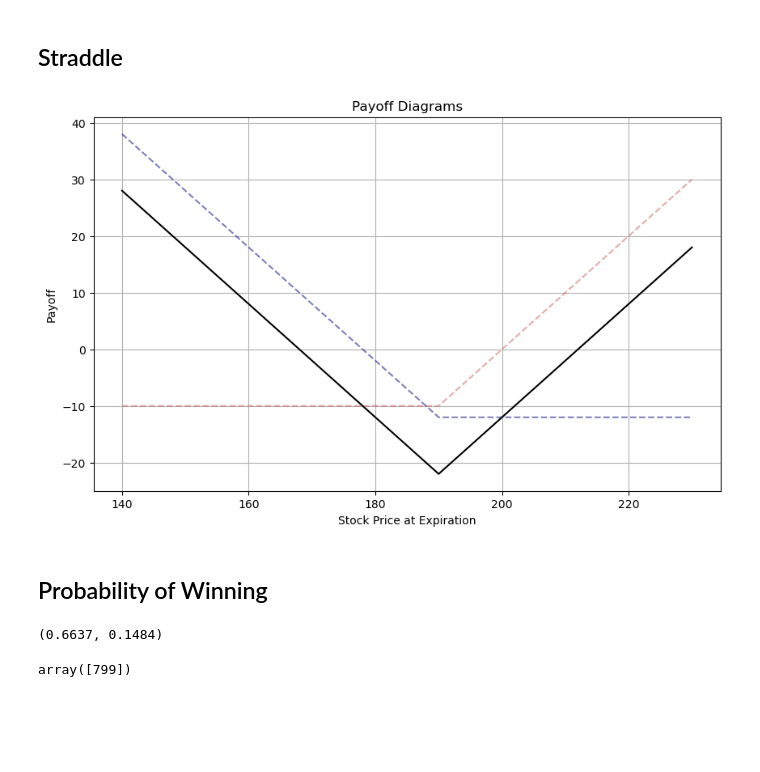
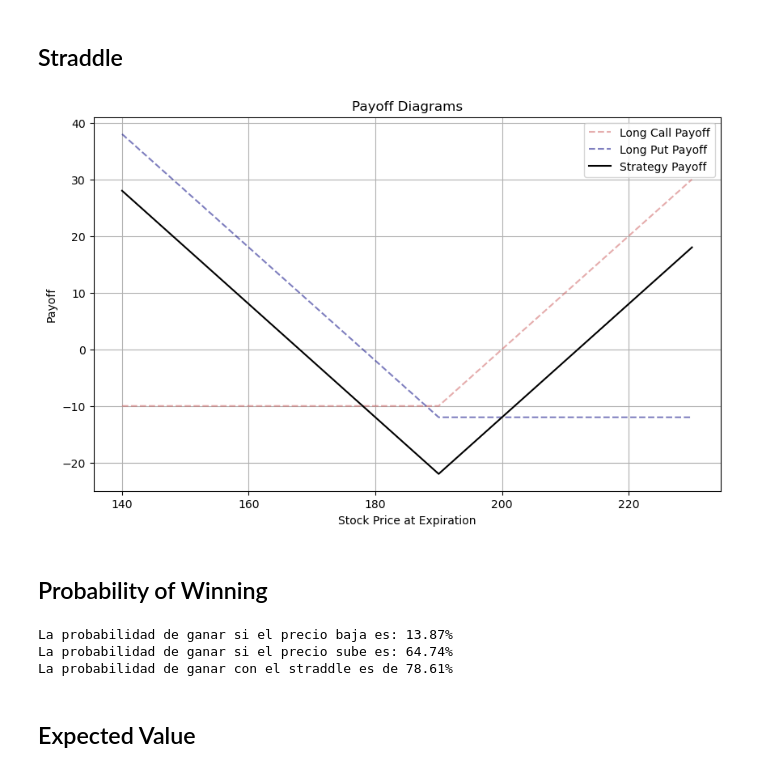
Before and after one commit to LuisMB09/sim_procesos_financieros, a Jupyter notebook: sim_precio.ipynb, the cells around one changed output. Saved outputs shown, nothing was run; the diff lists cells and outputs as text; code cells hidden in the pictures; blank space fills up the shorter version.

```diff
--- a/sim_precio.ipynb
+++ b/sim_precio.ipynb
@@ -38,8 +38,10 @@ def simulate_price(mu: int | float, sigma: int | float, last_price: int | float,
     cumulative_returns = (returns + 1).cumprod(axis=1)
     return last_price * cumulative_returns
 
+def straddle_payoff(st, k, premium_call, premium_put):
+    return np.maximum(st - k, 0) - premium_call + np.maximum(k - st, 0) - premium_put
+
 def black_scholes_price(S: float, K: int | float, T: int | float, r: float, sigma: float, option_type: str = 'call') -> float:
-
     d1 = (np.log(S / K) + (r + 0.5 * sigma**2)* T) / (sigma * np.sqrt(T))
     d2 = d1 - sigma * np.sqrt(T)
 
@@ -51,7 +53,6 @@ def black_scholes_price(S: float, K: int | float, T: int | float, r: float, sigm
     return price
 
 def american_option_price(So: float, K: int | float , T: int | float, rf: float, sigma: float, n: int, option_type: str = 'call'):
-
     dt = T / n
     u = np.exp(sigma * np.sqrt(dt))
     d = 1 / u
@@ -126,45 +121,57 @@ long_puts = np.zeros((rows, columns_long_puts))
 st = np.linspace(140,230, rows)
 # %%
-strikes_long_calls = np.array([190])
+strikes = np.array([190])
+
 premiums_long_calls = np.array([10])
-
-strikes_long_puts = np.array([190])
 premiums_long_puts = np.array([12])
 
-long_calls[:, 0:] = option.long_call_payoff(st[:, None], strikes_long_calls, premiums_long_calls)
-long_puts[:, 0:] = option.long_put_payoff(st[:, None], strikes_long_puts, premiums_long_puts)
+long_calls = option.long_call_payoff(st[:, None], strikes, premiums_long_calls)
+long_puts = option.long_put_payoff(st[:, None], strikes, premiums_long_puts)
 
-strat_payoff = long_calls[:, 0:] + long_puts[:, 0:]
+strat_payoff = straddle_payoff(st[:, None], strikes, premiums_long_calls, premiums_long_puts)
 # %%
 plt.figure(figsize=(10, 6))
 
 plt.plot(st, long_calls[:, 0], label='Long Call Payoff', linestyle='--', color='indianred', alpha = 0.5)
 plt.plot(st, long_puts[:, 0], label='Long Put Payoff', linestyle='--', color='navy', alpha = 0.5)
 plt.plot(st, strat_payoff, label='Strategy Payoff', color='black')
 
 plt.title('Payoff Diagrams')
 plt.xlabel('Stock Price at Expiration')
 plt.ylabel('Payoff')
+plt.legend()
 plt.grid()
 plt.show()
 # %% [output]
-[figure, old version]
+[figure, new version]
 # %% [markdown]
 ## Probability of Winning
-# %%
-last_prices_sim = prices[:, -1]
-np.mean(last_prices_sim > 210), np.mean(last_prices_sim < 170)
-# %% [output]
-(0.6637, 0.1484)
 # %%
 union = pd.DataFrame({
     'st': st,
     'strat_payoff': strat_payoff[:, 0],
 })
 
-new = union[union['strat_payoff'] <= 0]
+mask = union['strat_payoff'] <= 0
+indices = union.index[mask]
 
-new.head(1).index.values
-new.tail(1).index.values
+lower_idx = indices.min() - 1
+upper_idx = indices.max() + 1
+
+lower_value = union.loc[lower_idx, 'st']
+upper_value = union.loc[upper_idx, 'st']
-# %% [output]
-array([799])
+# %%
+last_prices_sim = prices[:, -1]
+lower_probability = np.mean(last_prices_sim < lower_value)
+upper_probability = np.mean(last_prices_sim > upper_value)
+
+print(f'La probabilidad de ganar si el precio baja es: {lower_probability:.2%}')
+print(f'La probabilidad de ganar si el precio sube es: {upper_probability:.2%}')
+
+print(f'La probabilidad de ganar con el straddle es de {lower_probability + upper_probability:.2%}')
+# %% [output]
+La probabilidad de ganar si el precio baja es: 13.87%
+La probabilidad de ganar si el precio sube es: 64.74%
+La probabilidad de ganar con el straddle es de 78.61%
+# %% [markdown]
+## Expected Value
```
Also changed, not shown: parts of 3 cells of this notebook.
